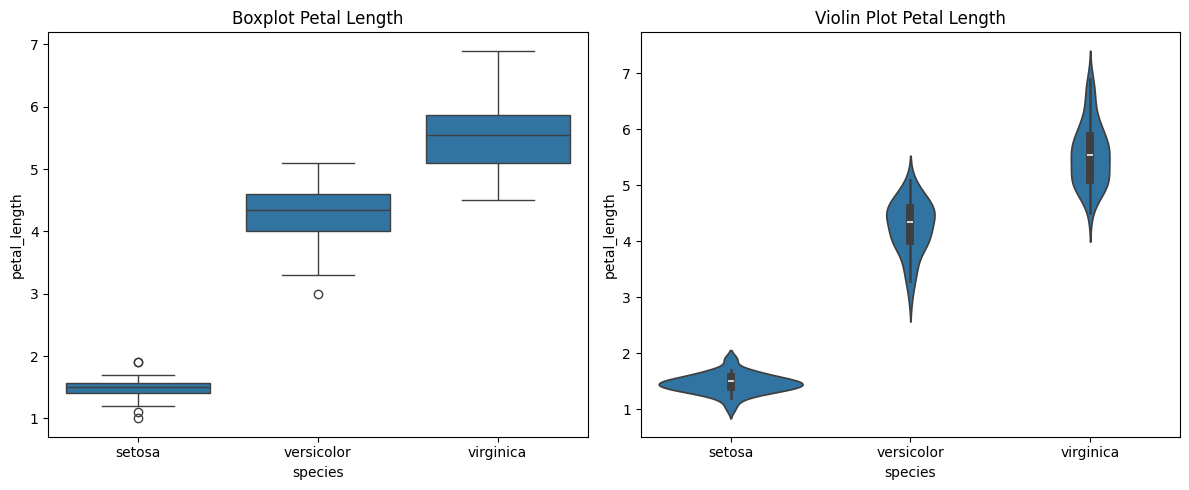
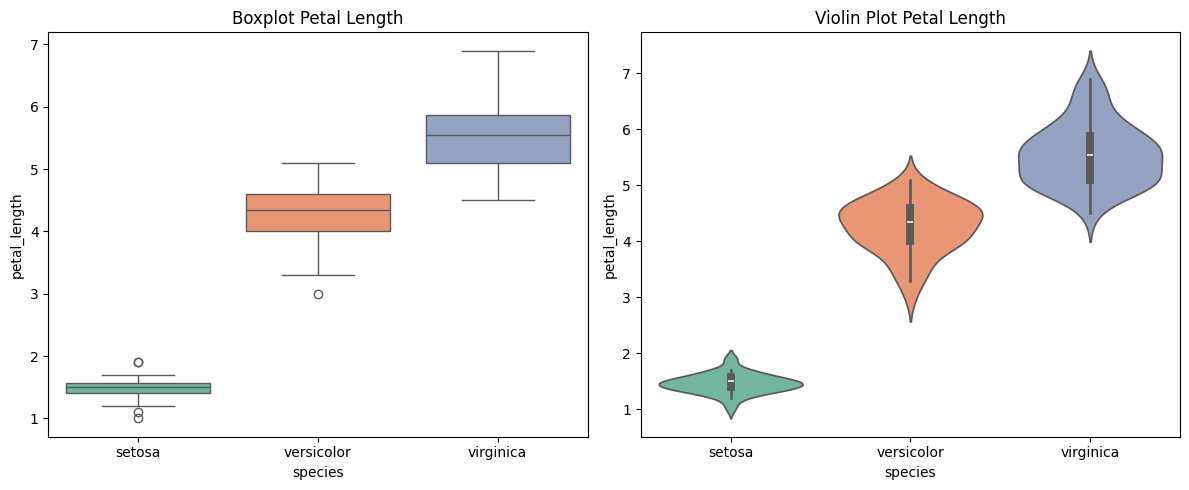
Code edit (unified diff) that turned the first committed figure into the second:
--- before
+++ after
@@ -2,9 +2,26 @@
 
 # Boxplot
-sns.boxplot(data=df, x='species', y='petal_length', ax=axes[0])
+sns.boxplot(
+    data=df,
+    x='species',
+    y='petal_length',
+    hue='species',
+    palette='Set2',
+    ax=axes[0],
+    legend=False
+)
 axes[0].set_title('Boxplot Petal Length')
 
 # Violin Plot
-sns.violinplot(data=df, x='species', y='petal_length', inner='box', ax=axes[1])
+sns.violinplot(
+    data=df,
+    x='species',
+    y='petal_length',
+    hue='species',
+    palette='Set2',
+    inner='box',
+    ax=axes[1],
+    legend=False
+)
 axes[1].set_title('Violin Plot Petal Length')
 

Commit: fix: seaborn warning palette update (boxplot & violin) V2